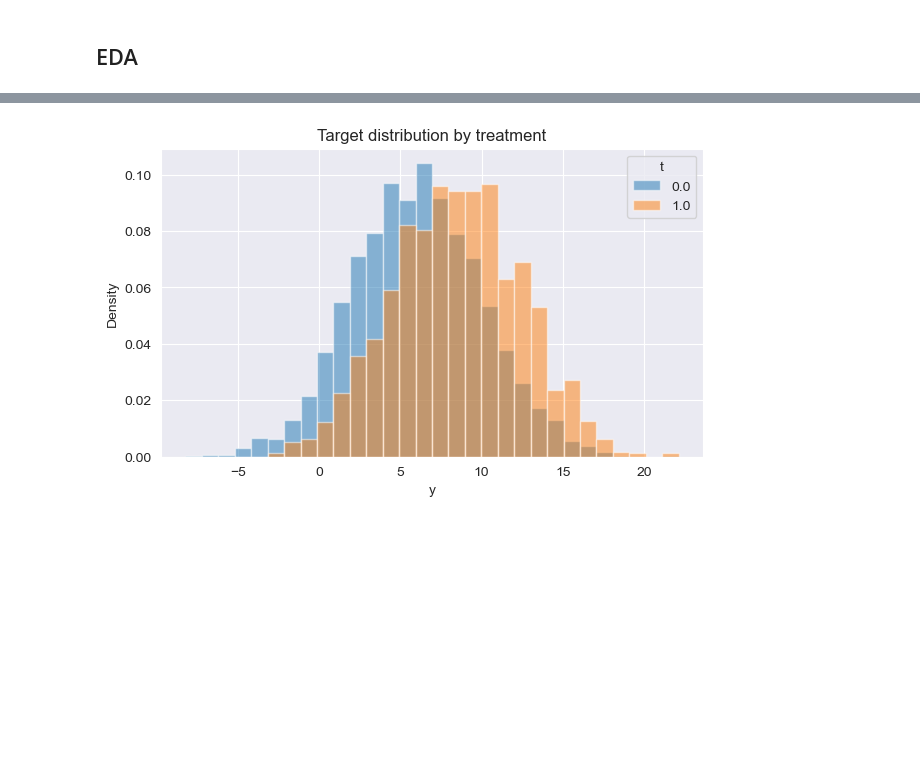
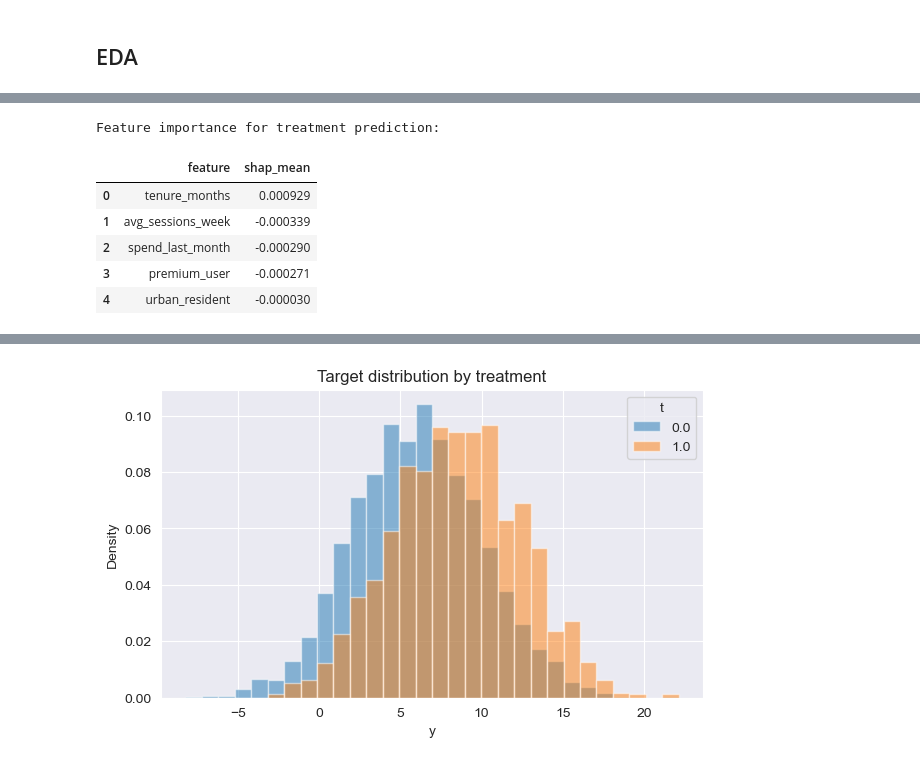
Before and after one commit to IoannMartynov/CausalKit, a Jupyter notebook: docs/examples/scenario_1.ipynb, the cells around one changed output, grey strips where cells are left out. Saved outputs shown, nothing was run; the diff lists cells and outputs as text; code cells hidden in the pictures; blank space fills up the shorter version.

```diff
--- a/docs/examples/scenario_1.ipynb
+++ b/docs/examples/scenario_1.ipynb
@@ -184,0 +137,13 @@ Weight diagnostics:
+# %%
+# Treatment feature importance (which features drive treatment assignment)
+features_df = eda.treatment_features()
+print("Feature importance for treatment prediction:")
+display(features_df)
+# %% [output]
+Feature importance for treatment prediction:
+|  | feature | shap_mean |
+| 0 | tenure_months | 0.000929 |
+| 1 | avg_sessions_week | -0.000339 |
+| 2 | spend_last_month | -0.000290 |
+| 3 | premium_user | -0.000271 |
+| 4 | urban_resident | -0.000030 |
```
Also changed, not shown: parts of 20 cells of this notebook, 15 other files.
